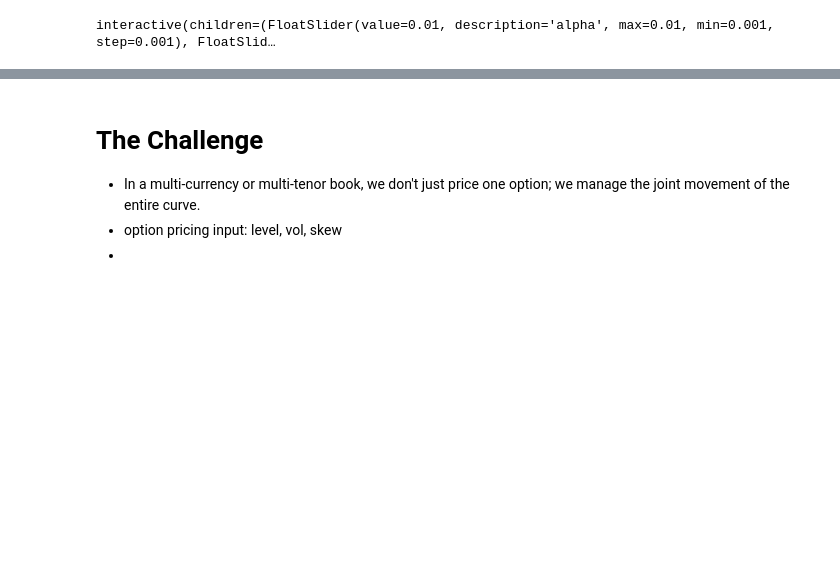
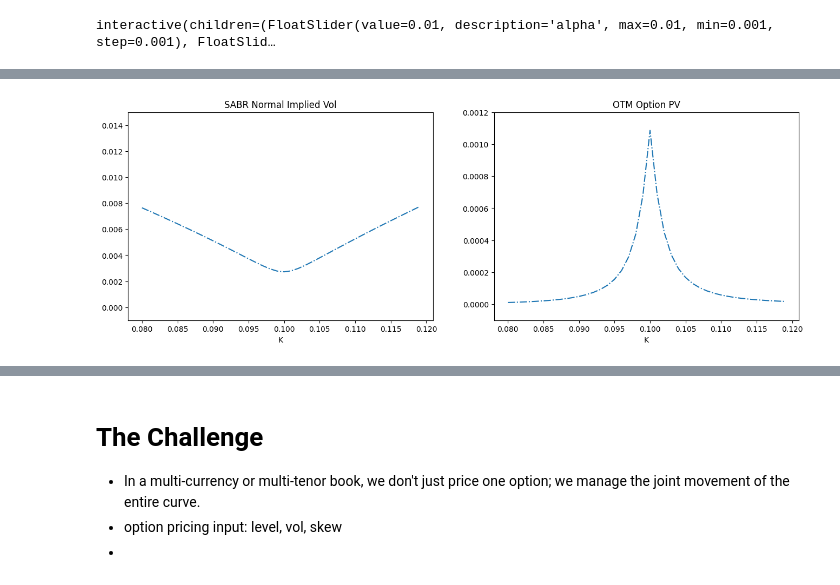
Before and after one commit to beginnerSC/slides, a Jupyter notebook: docs/rates.ipynb, the cells around one changed output, grey strips where cells are left out. Saved outputs shown, nothing was run; the diff lists cells and outputs as text; code cells hidden in the pictures; blank space fills up the shorter version.

```diff
--- a/docs/rates.ipynb
+++ b/docs/rates.ipynb
@@ -149,0 +152,4 @@ plot_static()
+# %%
+plot_static(volvol=1, figusize=(16, 5))
+# %% [output]
+[figure, added]
```
Also changed, not shown: parts of 5 cells of this notebook.
